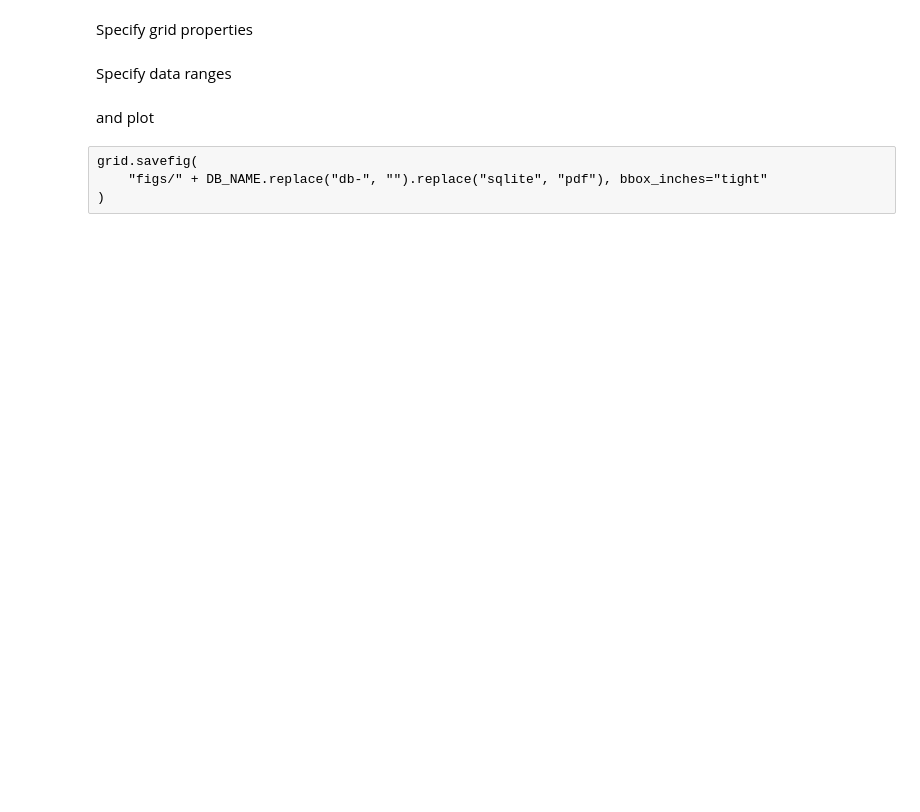
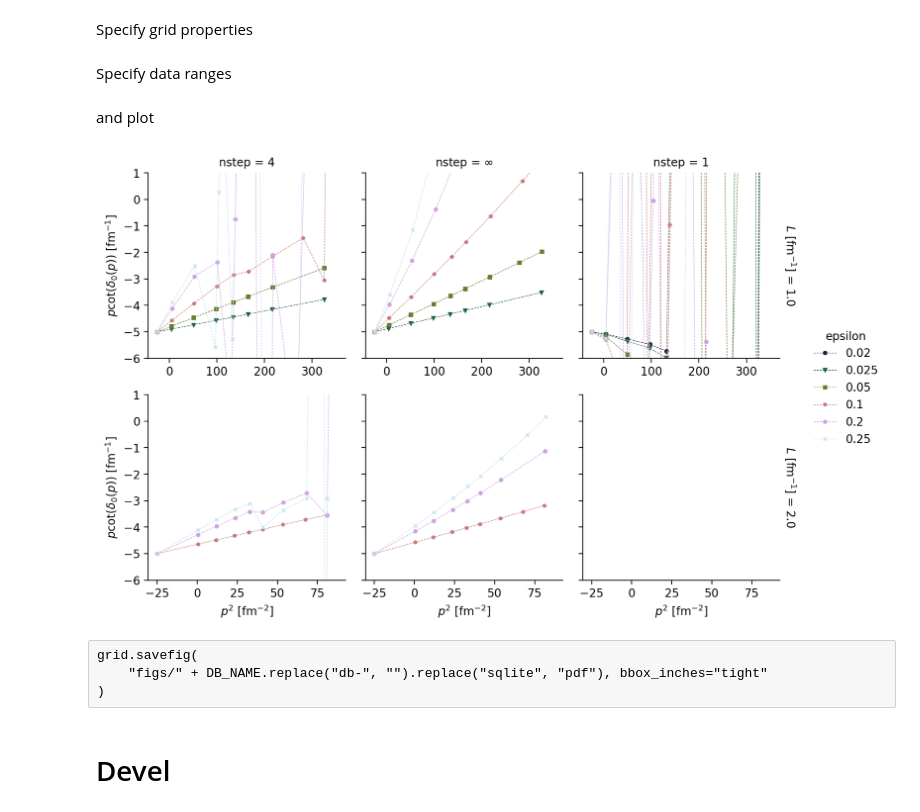
Before and after one commit to ckoerber/luescher-nd, a Jupyter notebook: notebooks/DB-Plotting.ipynb, the cells around one changed output. Saved outputs shown, nothing was run; the diff lists cells and outputs as text; code cells hidden in the pictures; blank space fills up the shorter version.

```diff
--- a/notebooks/DB-Plotting.ipynb
+++ b/notebooks/DB-Plotting.ipynb
@@ -27,7 +36,7 @@ DATA = os.path.join(os.getcwd(), os.pardir, "data")
 # %% [markdown]
 Load the data frame
 # %%
-DB_NAME = "db-contact-fv-d-fitted.sqlite"
+DB_NAME = "db-contact-fv-c-fitted-parity-a-inv.sqlite"
 
-df = read_table(os.path.join(DATA, DB_NAME), dispersion_zeta=True, round_digits=1)
+df = read_table(os.path.join(DATA, DB_NAME), dispersion_zeta=False, round_digits=1)
 df.head()
@@ -50,36 +67,40 @@ and plot
 tf = df.query(query).sort_values("x")
 for key, val in {
     "y": "$p \cot(\delta_0(p))$ [fm$^{-1}$]",
     "L": "$L$ [fm$^{-1}$]",
     "p2": "$p^2$ [fm$^{-2}$]",
 }.items():
     tf[val] = tf[key]
 
 grid = sns.FacetGrid(
     data=tf,
     col=col,
     hue=hue,
     row=row,
     sharex="row",
     sharey=True,
     legend_out=True,
     hue_kws={"marker": markers},
     palette="cubehelix",
     margin_titles=True,
     col_order=col_order
 )
 
 grid.map(plt.plot, x, y, ms=3, lw=0.5, ls="--", marker="s")
 
 for ax in grid.axes.flatten():
-    ax.set_yscale("log")
-    #ax.set_ylim(-1, 3)
+    #ax.set_yscale("log")
+    ax.set_ylim(-6, 1)
 
 grid.fig.set_dpi(200)
 grid.add_legend(frameon=False)
 
 plt.show()
+# %% [output]
+[figure, added]
 # %% [raw]
 grid.savefig(
     "figs/" + DB_NAME.replace("db-", "").replace("sqlite", "pdf"), bbox_inches="tight"
 )
+# %% [markdown]
+# Devel
```
Also changed, not shown: parts of 8 cells of this notebook.
